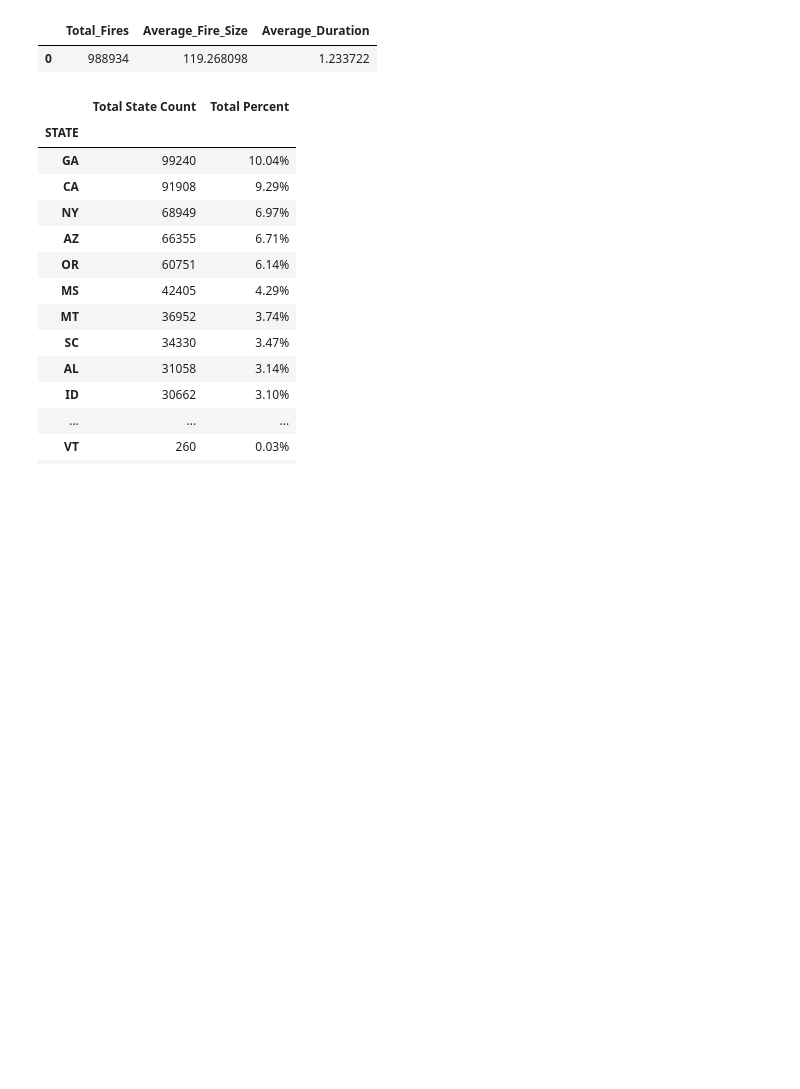
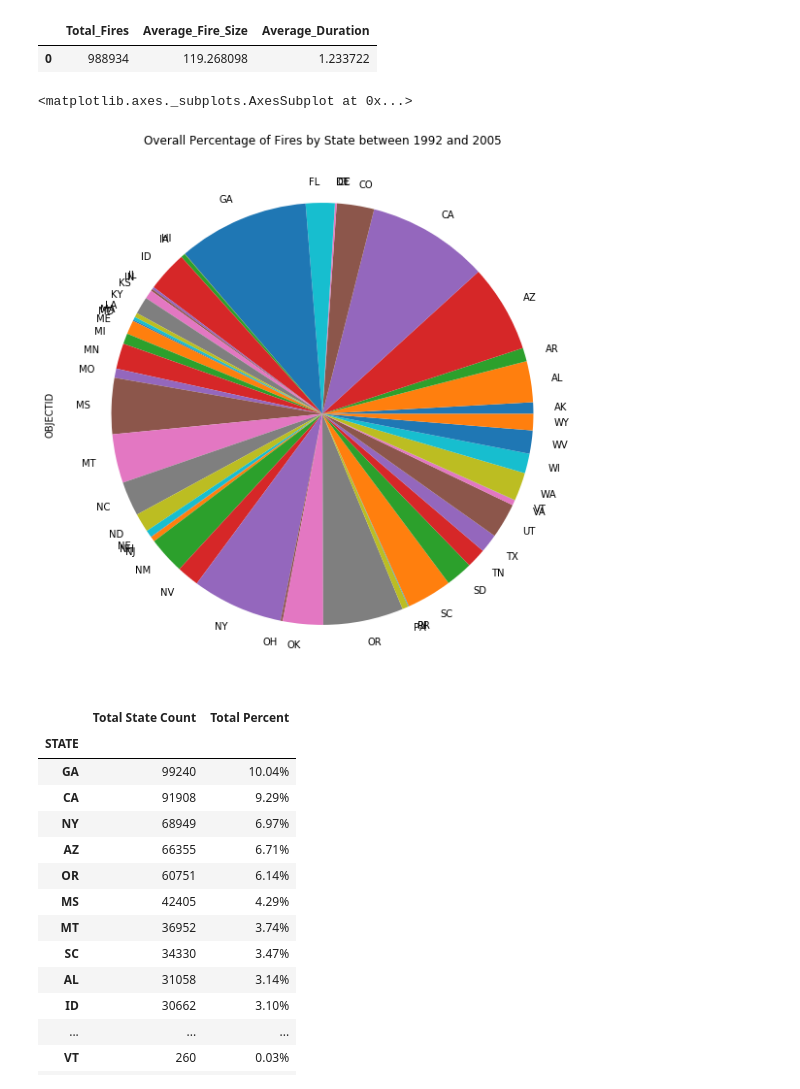
Before and after one commit to meharperjr/WyldFyrez, a Jupyter notebook: Fire_Tables_Charts.ipynb, the cells around one changed output. Cells and saved outputs as stored; diff of their text form; code cells hidden in the pictures; blank space fills up the shorter version.

Commit message:
addinng additional charts to git

```diff
--- a/Fire_Tables_Charts.ipynb
+++ b/Fire_Tables_Charts.ipynb
@@ -34,6 +34,12 @@ fire_bd
 # %% [output]
 |  | Total_Fires | Average_Fire_Size | Average_Duration |
 | 0 | 988934 | 119.268098 | 1.233722 |
+# %%
+fire_data.groupby('STATE')["OBJECTID"].nunique().plot(kind='pie', figsize=(10,10), title = "Overall Percentage of Fires by State between 1992 and 2005")
+plt.savefig('./data/total_Fires_Chart_By_State_Pie.png')
+# %% [output]
+<matplotlib.axes._subplots.AxesSubplot at 0x...>
+[figure, added]
 # %%
 state_df = fire_data.groupby(["STATE"])
 
```
Also changed, not shown: parts of 3 cells of this notebook, 2 other files.
